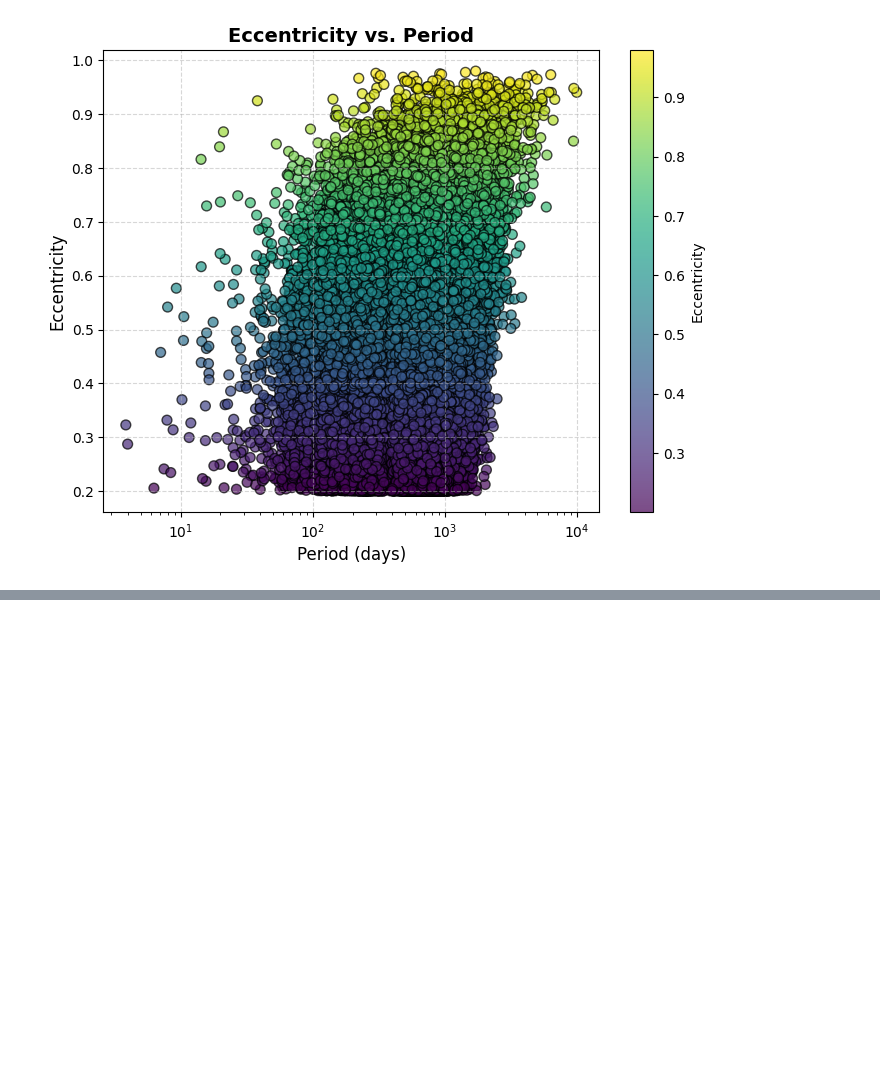
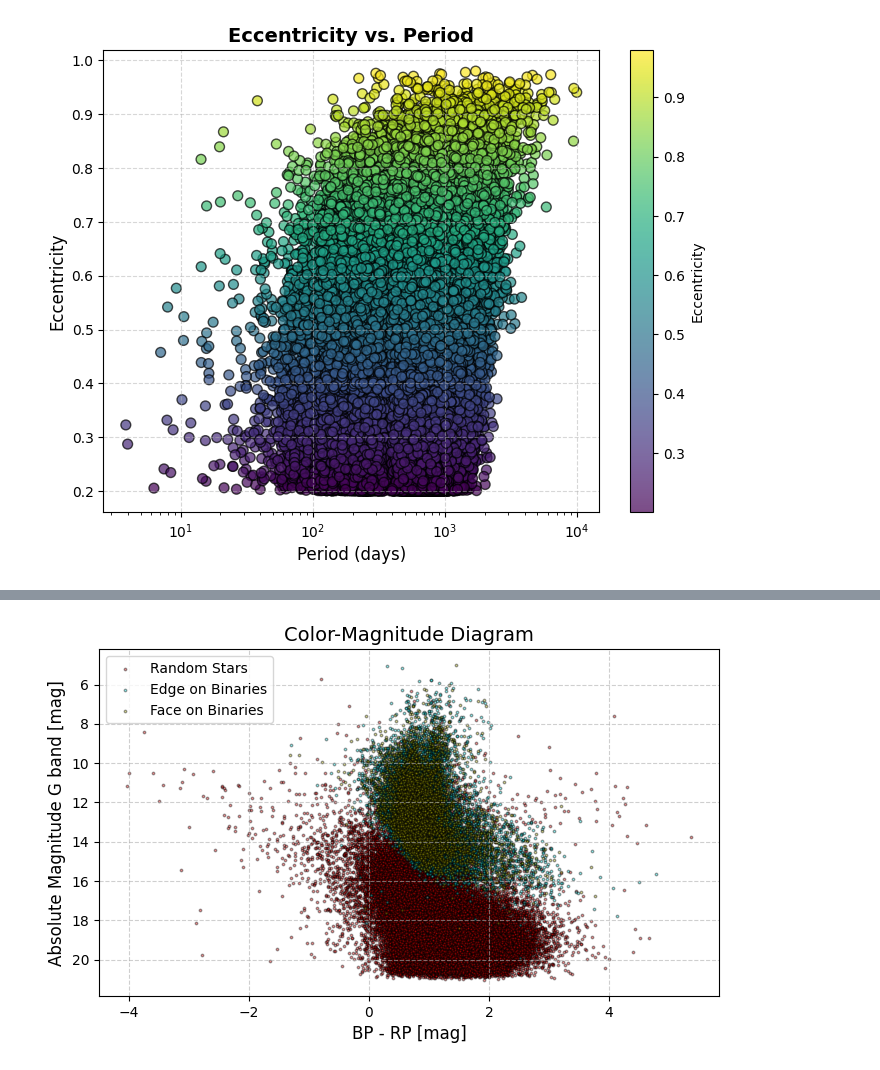
Before and after one commit to lordrick94/stars_and_planetsI_ucsc, a Jupyter notebook: homeworks/hw4/gaia_code.ipynb, the cells around one changed output, grey strips where cells are left out. Saved outputs shown, nothing was run; the diff lists cells and outputs as text; code cells hidden in the pictures; blank space fills up the shorter version.

```diff
--- a/homeworks/hw4/gaia_code.ipynb
+++ b/homeworks/hw4/gaia_code.ipynb
@@ -83,0 +81,6 @@ cat_fit.to_csv('hw4_cat_fit.csv', index=False)
+# %%
+#random_stars = get_gaia_two_body_orbit_cat(processed=False,show=True,random=True,load_data=True)
+random_stars = pd.read_csv('random_stars.csv')
+# %%
+random_stars = random_stars[random_stars['parallax'] > 0]
+random_stars_ext = get_extinction(cat=random_stars,load_data=True,random_stars=True)
@@ -83,0 +103,17 @@ cat_fit.to_csv('hw4_cat_fit.csv', index=False)
+# %%
+face_on_df = cat_ext[((cat_ext['i_fit_deg'] < 5) & (cat_ext['i_fit_deg'] > 0) )|
+                      ((cat_ext['i_fit_deg'] < 180) & (cat_ext['i_fit_deg'] > 175))]
+# %%
+edge_on_df = cat_ext[(cat_ext['i_fit_deg'] < 95) & (cat_ext['i_fit_deg'] > 85)]
+# %%
+# Plot the cmd
+labels = ['Random Stars','Edge on Binaries','Face on Binaries']
+colors = ['red','cyan','y']
+dfs = [random_stars_ext, face_on_df,edge_on_df]
+fig,ax = plot_color_magnitude_diagram(dfs,
+                             ssize=3,
+                             colors=colors,
+                             labels=labels,
+                             log_x=False,)
+# %% [output]
+[figure, added]
```
Also changed, not shown: parts of 31 cells of this notebook, 53 other files.
